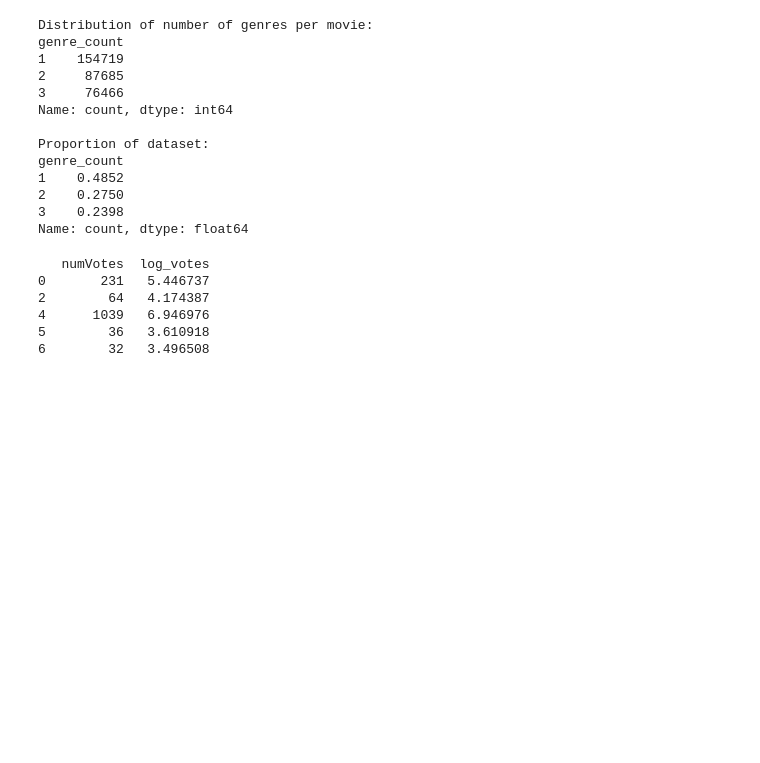
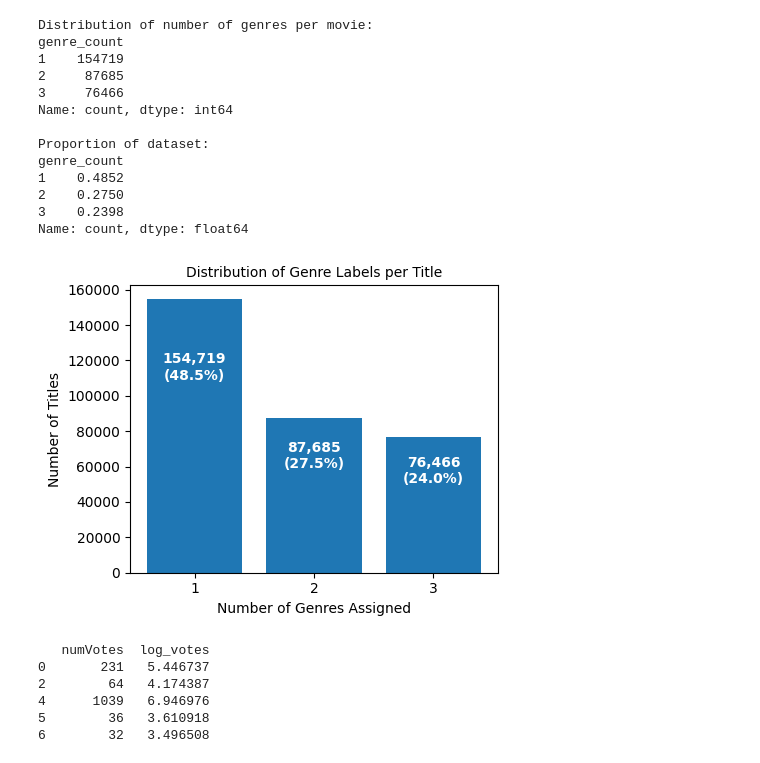
Before and after one commit to janmcconnellCityU/DS687_CAPSTONE, a Jupyter notebook: scripts/06_data_analysis.ipynb, the cells around one changed output. Drawn from its saved outputs; the diff is of its cells as text; code cells hidden in the pictures; blank space fills up the shorter version.

```diff
--- a/scripts/06_data_analysis.ipynb
+++ b/scripts/06_data_analysis.ipynb
@@ -490,6 +497,56 @@ genre_count
 2    0.2750
 3    0.2398
 Name: count, dtype: float64
+# %%
+########## 14b VISUALIZING NUMBER OF GENRES PER TITLE (Annotated Inside Bars)
+# Purpose:
+# Display distribution of IMDb genre labels per title
+# with counts and percentages shown inside bars.
+#
+# This keeps the figure compact and visually balanced.
+##########
+
+import matplotlib.pyplot as plt
+import numpy as np
+
+# Compute distribution
+genre_count_dist = df["genre_count"].value_counts().sort_index()
+
+total_titles = genre_count_dist.sum()
+percentages = genre_count_dist / total_titles * 100
+
+plt.figure(figsize=(4.8, 3.8))
+
+bars = plt.bar(
+    genre_count_dist.index.astype(str),
+    genre_count_dist.values
+)
+
+plt.xlabel("Number of Genres Assigned")
+plt.ylabel("Number of Titles")
+plt.title("Distribution of Genre Labels per Title", fontsize=10)
+
+# Annotate inside bars
+for i, bar in enumerate(bars):
+    height = bar.get_height()
+    count = genre_count_dist.iloc[i]
+    pct = percentages.iloc[i]
+
+    plt.text(
+        bar.get_x() + bar.get_width() / 2,
+        height * 0.75,  # Position inside bar
+        f"{count:,}\n({pct:.1f}%)",
+        ha="center",
+        va="center",
+        fontsize=10,
+        color="white",
+        fontweight="bold"
+    )
+
+plt.tight_layout()
+plt.show()
+# %% [output]
+[figure, added]
 # %%
 ########## 15
 # Define dependent variable: log-transformed vote count
```
Also changed, not shown: parts of 17 cells of this notebook.
